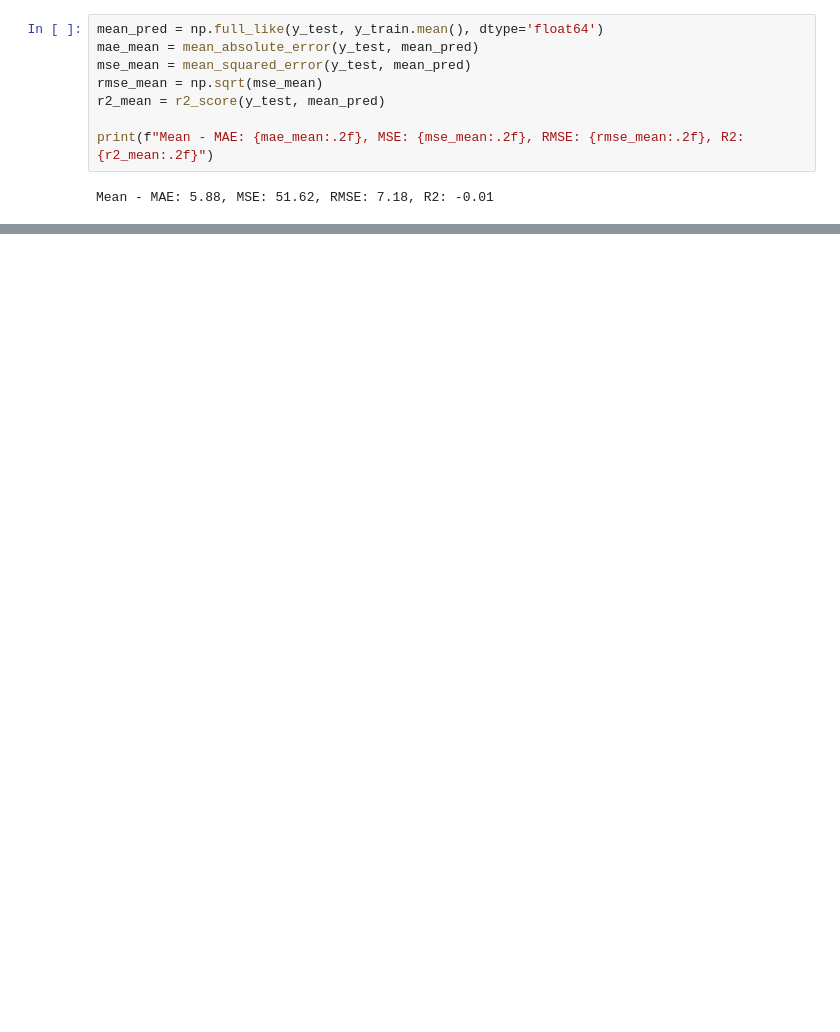
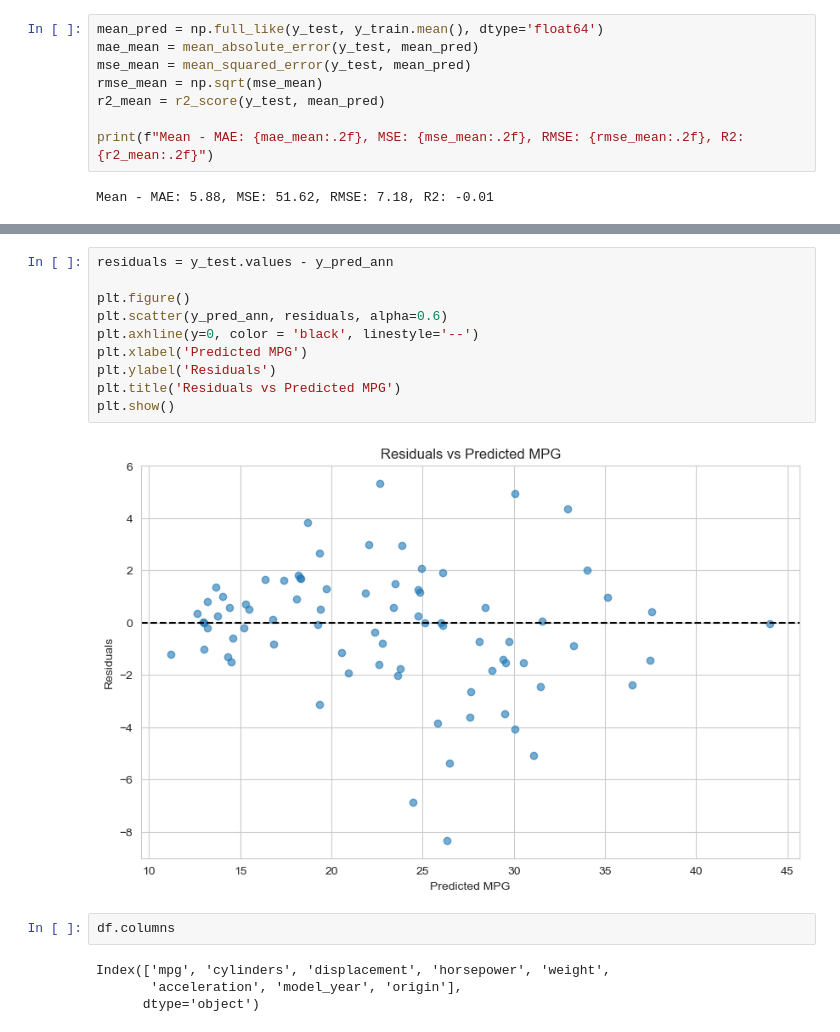
Before and after one commit to Niraj7272/DataScience, a Jupyter notebook: Practice/DL/ANN/AutoMpg/autompg.ipynb, the cells around one changed output, grey strips where cells are left out. Drawn from its saved outputs; the diff is of its cells as text; blank space fills up the shorter version.

```diff
--- a/Practice/DL/ANN/AutoMpg/autompg.ipynb
+++ b/Practice/DL/ANN/AutoMpg/autompg.ipynb
@@ -516,0 +516,18 @@ plt.show()
+# %%
+residuals = y_test.values - y_pred_ann
+
+plt.figure()
+plt.scatter(y_pred_ann, residuals, alpha=0.6)
+plt.axhline(y=0, color = 'black', linestyle='--')
+plt.xlabel('Predicted MPG')
+plt.ylabel('Residuals')
+plt.title('Residuals vs Predicted MPG')
+plt.show()
+# %% [output]
+[figure, added]
+# %%
+df.columns
+# %% [output]
+Index(['mpg', 'cylinders', 'displacement', 'horsepower', 'weight',
+       'acceleration', 'model_year', 'origin'],
+      dtype='object')
```
Also changed, not shown: parts of 18 cells of this notebook.
